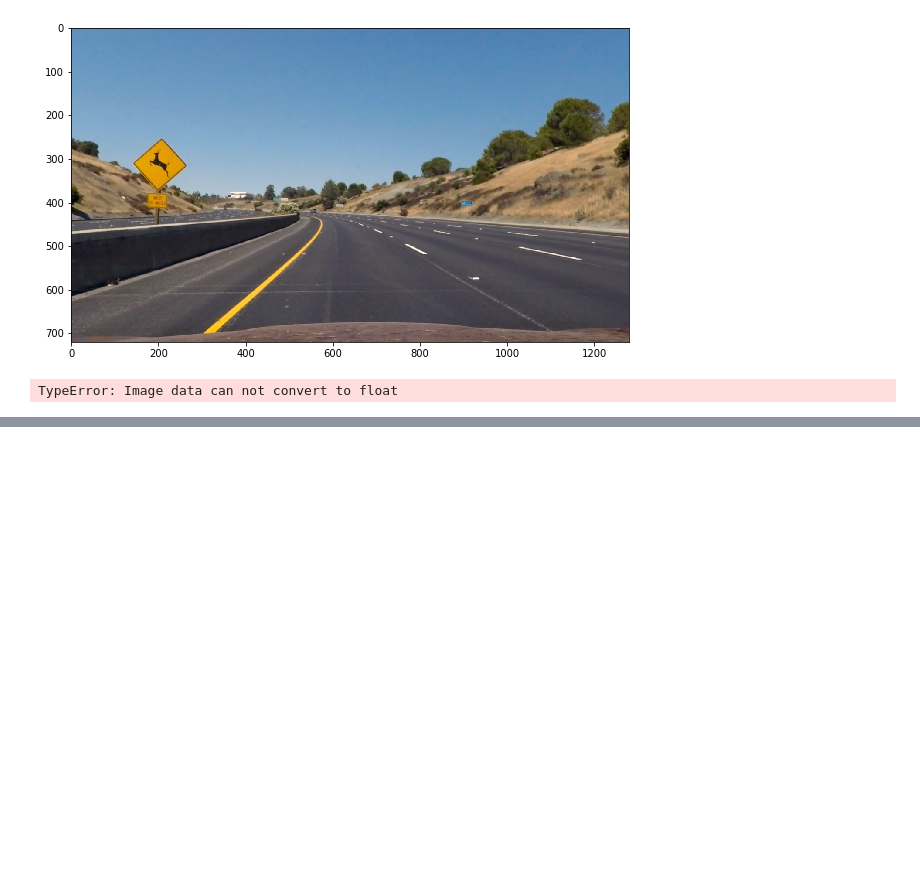
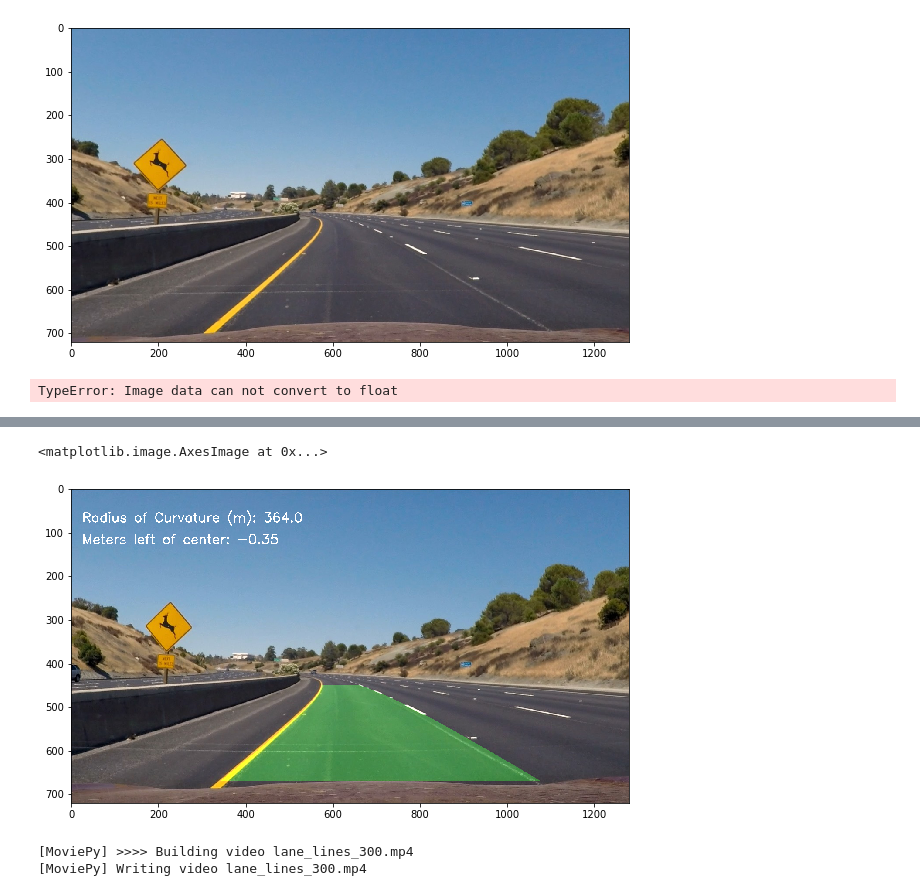
Before and after one commit to drmerlot/Carnd-Advanced-Lane-Lines, a Jupyter notebook: advanced_lane_lines.ipynb, the cells around one changed output, grey strips where cells are left out. Drawn from its saved outputs; the diff is of its cells as text; code cells hidden in the pictures; blank space fills up the shorter version.

Commit message:
clean up file paths and re-run video

```diff
--- a/advanced_lane_lines.ipynb
+++ b/advanced_lane_lines.ipynb
@@ -671,34 +713,37 @@ def image_pipeline(input_image):
 # %%
 #=======================================================================================
 #
 # Initilize line classes and test pipeline on test image
 #
 #
 #=====================================================================================
 
 # Create the object
 right_lane = lane()
 left_lane = lane()
 
 # initilize with test 1
 
 # initilize the fit objects
 n = 300
 l_start = np.zeros([n, 3])
 for i in range(0, n):
     l_start[i:] = left_fit
 
 r_start = np.zeros([n, 3])
 for i in range(0, n):
     r_start[i:] = right_fit
 
 right_lane.last_fits = r_start
 left_lane.last_fits = l_start
 
-i_im = plt.imread('../test_images/test2.jpg')
+i_im = plt.imread('test_images/test2.jpg')
 
 ts = image_pipeline(i_im)
 plt.imshow(ts)
+# %% [output]
+<matplotlib.image.AxesImage at 0x...>
+[figure, added]
 # %%
 right_lane.last_fits
 # %%
@@ -717,11 +762,14 @@ right_fit
 from moviepy.editor import VideoFileClip
 
 # loop the pipeline function over the video one frame at a time.
-original_video = VideoFileClip("../project_video.mp4")
+original_video = VideoFileClip("project_video.mp4")
 lane_video = original_video.fl_image(image_pipeline)
 
 # writes out the video to
-lane_video.write_videofile('../test1.mp4', audio=False)
+lane_video.write_videofile('lane_lines_300.mp4', audio=False)
+# %% [output]
+[MoviePy] >>>> Building video lane_lines_300.mp4
+[MoviePy] Writing video lane_lines_300.mp4
 # %%
 #========================================================================================
 #
```
Also changed, not shown: parts of 11 cells of this notebook.
